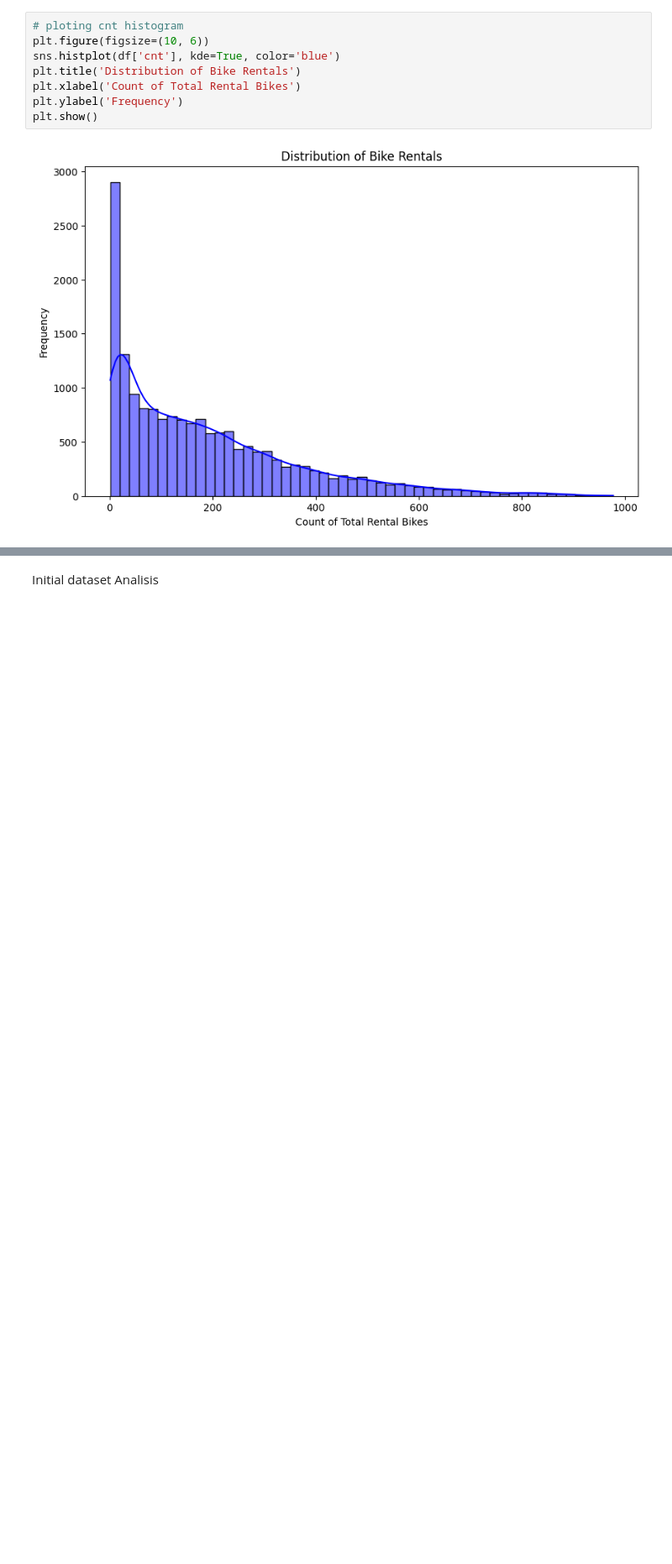
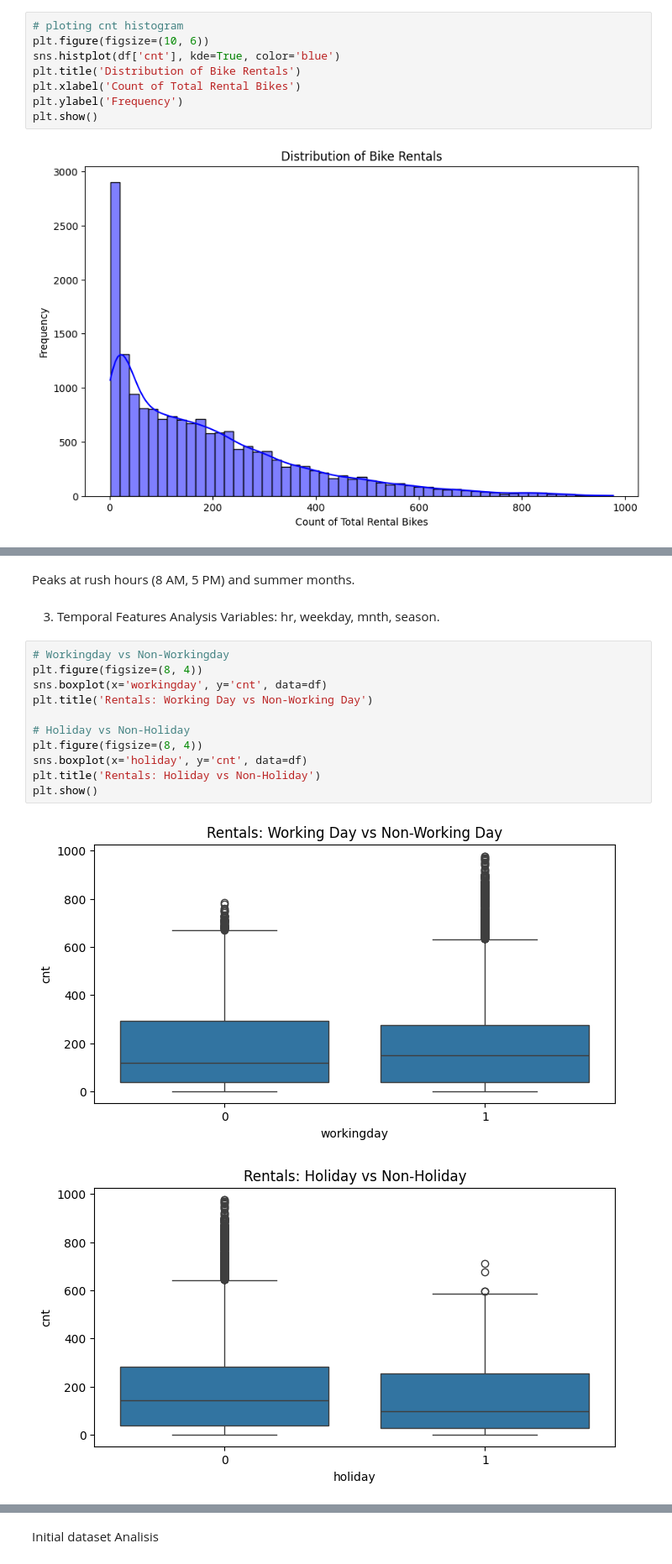
Before and after one commit to JSebastianIEU/ML-fundamentals-2025, a Jupyter notebook: Assignment2/assignment_2_JuanSebastian_Peña[_Peña] .ipynb, the cells around one changed output, grey strips where cells are left out. Shown at 84% size. Cells and saved outputs as stored; diff of their text form; blank space fills up the shorter version.

```diff
--- a/Assignment2/assignment_2_JuanSebastian_Peña[_Peña] .ipynb
+++ b/Assignment2/assignment_2_JuanSebastian_Peña[_Peña] .ipynb
@@ -159,0 +250,19 @@ plt.show()
+# %% [markdown]
+Peaks at rush hours (8 AM, 5 PM) and summer months.
+# %% [markdown]
+3. Temporal Features Analysis
+Variables: hr, weekday, mnth, season.
+# %%
+# Workingday vs Non-Workingday
+plt.figure(figsize=(8, 4))
+sns.boxplot(x='workingday', y='cnt', data=df)
+plt.title('Rentals: Working Day vs Non-Working Day')
+
+# Holiday vs Non-Holiday
+plt.figure(figsize=(8, 4))
+sns.boxplot(x='holiday', y='cnt', data=df)
+plt.title('Rentals: Holiday vs Non-Holiday')
+plt.show()
+# %% [output]
+[figure, added]
+[figure, added]
```
Also changed, not shown: parts of 18 cells of this notebook.
